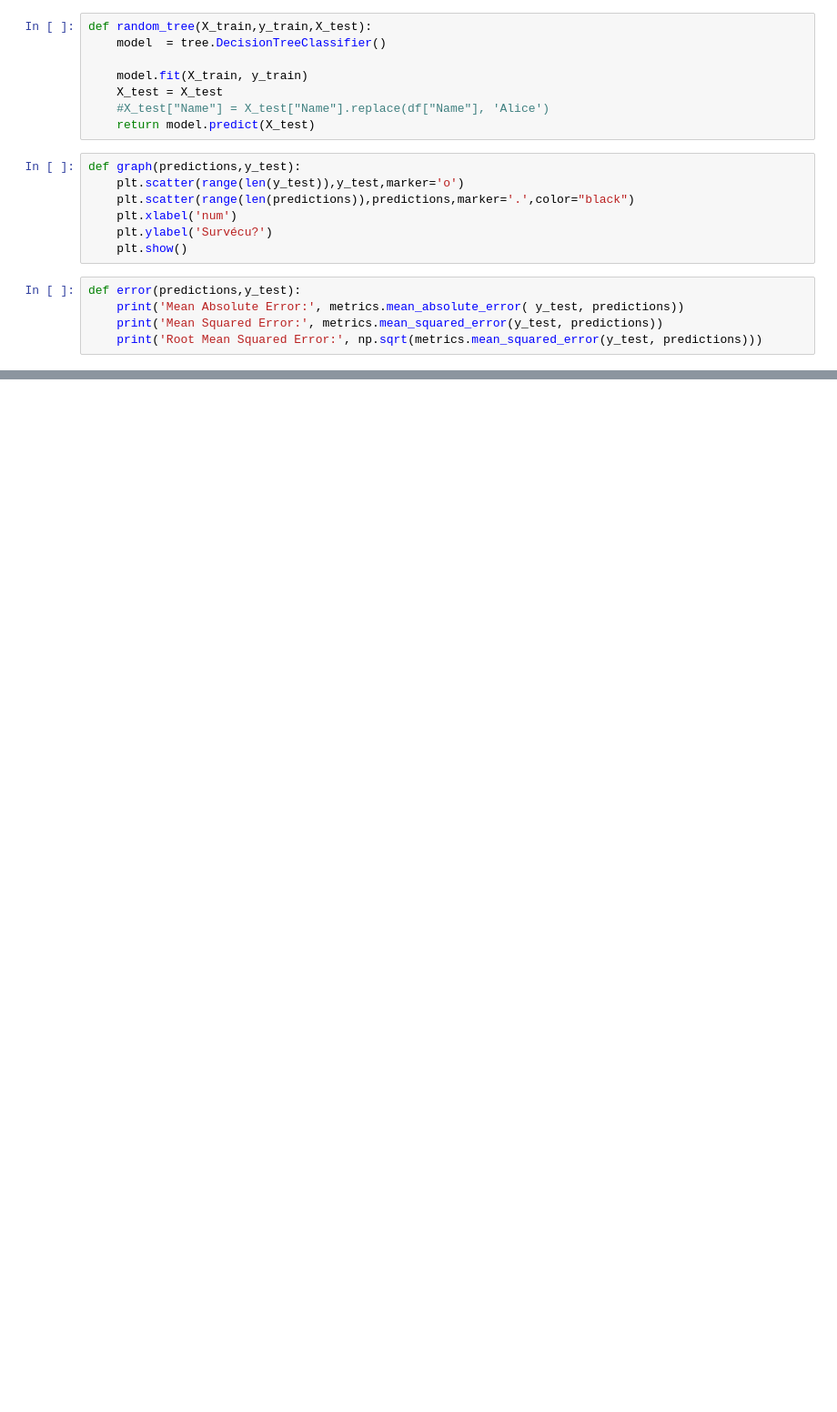
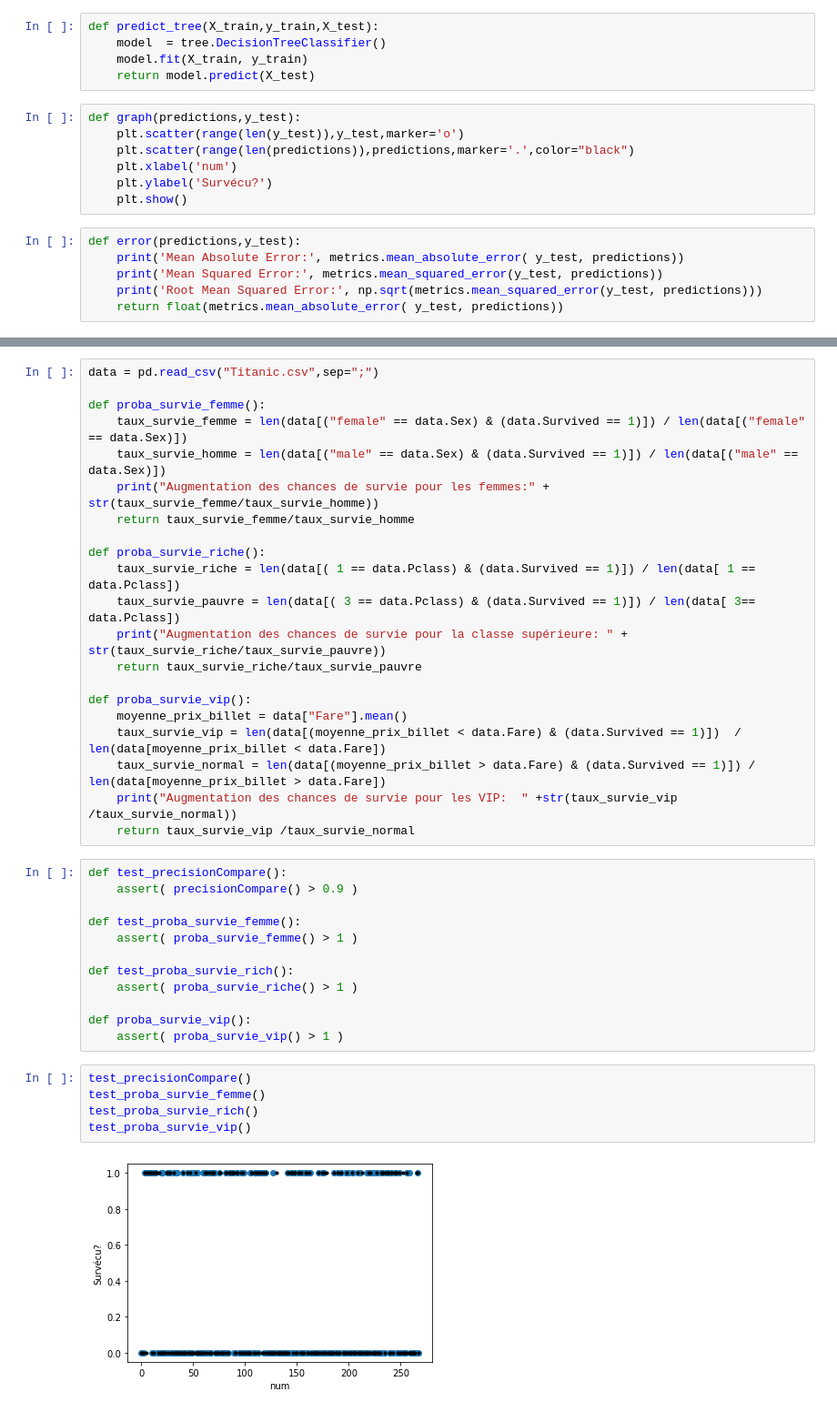
Before and after one commit to Etienne-COMBE/MissionImpossible, a Jupyter notebook: Random forest(1).ipynb, the cells around one changed output, grey strips where cells are left out. Shown at 91% size. Cells and saved outputs as stored; diff of their text form; blank space fills up the shorter version.

```diff
--- a/Random forest(1).ipynb
+++ b/Random forest(1).ipynb
@@ -28,12 +29,9 @@ def chargement_categoriel(drop_col= None):
 
     return [X_train, X_test, y_train, y_test]
 # %%
-def random_tree(X_train,y_train,X_test):
+def predict_tree(X_train,y_train,X_test):
     model  = tree.DecisionTreeClassifier()
-
     model.fit(X_train, y_train)
-    X_test = X_test
-    #X_test["Name"] = X_test["Name"].replace(df["Name"], 'Alice')
     return model.predict(X_test)
 # %%
 def graph(predictions,y_test):
@@ -47,4 +45,5 @@ def error(predictions,y_test):
     print('Mean Absolute Error:', metrics.mean_absolute_error( y_test, predictions))
     print('Mean Squared Error:', metrics.mean_squared_error(y_test, predictions))
     print('Root Mean Squared Error:', np.sqrt(metrics.mean_squared_error(y_test, predictions)))
+    return float(metrics.mean_absolute_error( y_test, predictions))
 # %%
@@ -83,0 +110,40 @@ TypeError: A sparse matrix was passed, but dense data is required. Use X.toarray
+# %%
+data = pd.read_csv("Titanic.csv",sep=";")
+
+def proba_survie_femme():
+    taux_survie_femme = len(data[("female" == data.Sex) & (data.Survived == 1)]) / len(data[("female" == data.Sex)])
+    taux_survie_homme = len(data[("male" == data.Sex) & (data.Survived == 1)]) / len(data[("male" == data.Sex)])
+    print("Augmentation des chances de survie pour les femmes:" + str(taux_survie_femme/taux_survie_homme))
+    return taux_survie_femme/taux_survie_homme
+
+def proba_survie_riche():
+    taux_survie_riche = len(data[( 1 == data.Pclass) & (data.Survived == 1)]) / len(data[ 1 == data.Pclass])
+    taux_survie_pauvre = len(data[( 3 == data.Pclass) & (data.Survived == 1)]) / len(data[ 3== data.Pclass])
+    print("Augmentation des chances de survie pour la classe supérieure: " + str(taux_survie_riche/taux_survie_pauvre))
+    return taux_survie_riche/taux_survie_pauvre
+
+def proba_survie_vip():
+    moyenne_prix_billet = data["Fare"].mean()
+    taux_survie_vip = len(data[(moyenne_prix_billet < data.Fare) & (data.Survived == 1)])  / len(data[moyenne_prix_billet < data.Fare])
+    taux_survie_normal = len(data[(moyenne_prix_billet > data.Fare) & (data.Survived == 1)]) / len(data[moyenne_prix_billet > data.Fare])
+    print("Augmentation des chances de survie pour les VIP:  " +str(taux_survie_vip /taux_survie_normal))
+    return taux_survie_vip /taux_survie_normal
+# %%
+def test_precisionCompare():
+    assert( precisionCompare() > 0.9 )
+
+def test_proba_survie_femme():
+    assert( proba_survie_femme() > 1 )
+
+def test_proba_survie_rich():
+    assert( proba_survie_riche() > 1 )
+
+def proba_survie_vip():
+    assert( proba_survie_vip() > 1 )
+# %%
+test_precisionCompare()
+test_proba_survie_femme()
+test_proba_survie_rich()
+test_proba_survie_vip()
+# %% [output]
+[figure, added]
```
Also changed, not shown: parts of 9 cells of this notebook, 1 other file.
